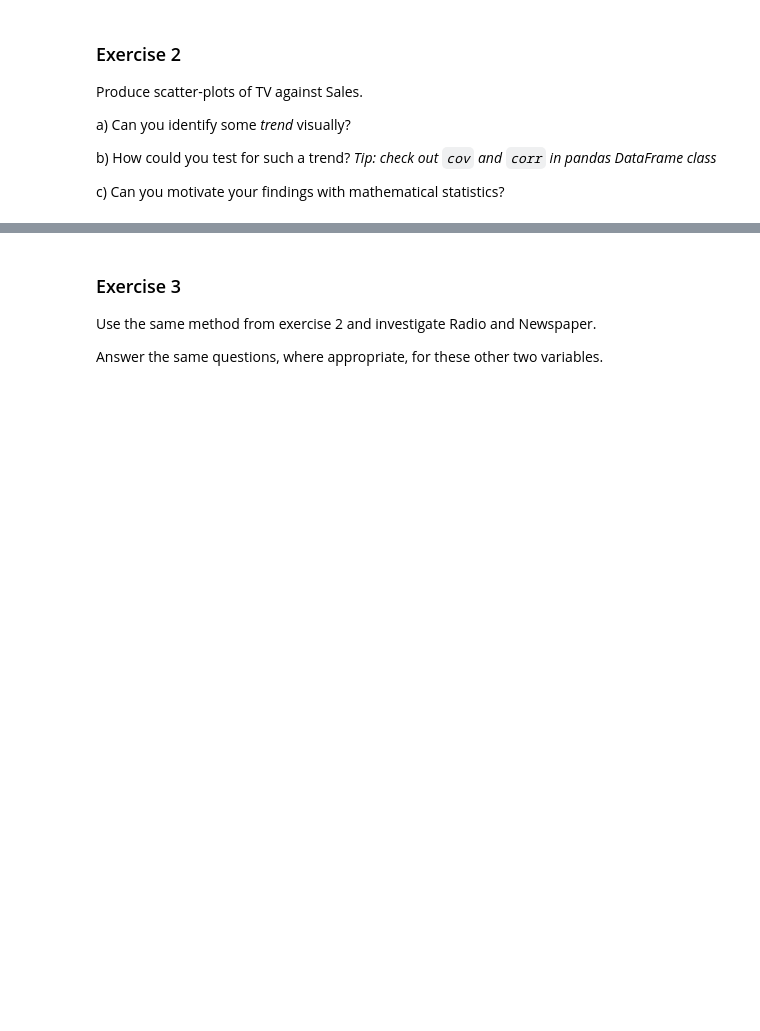
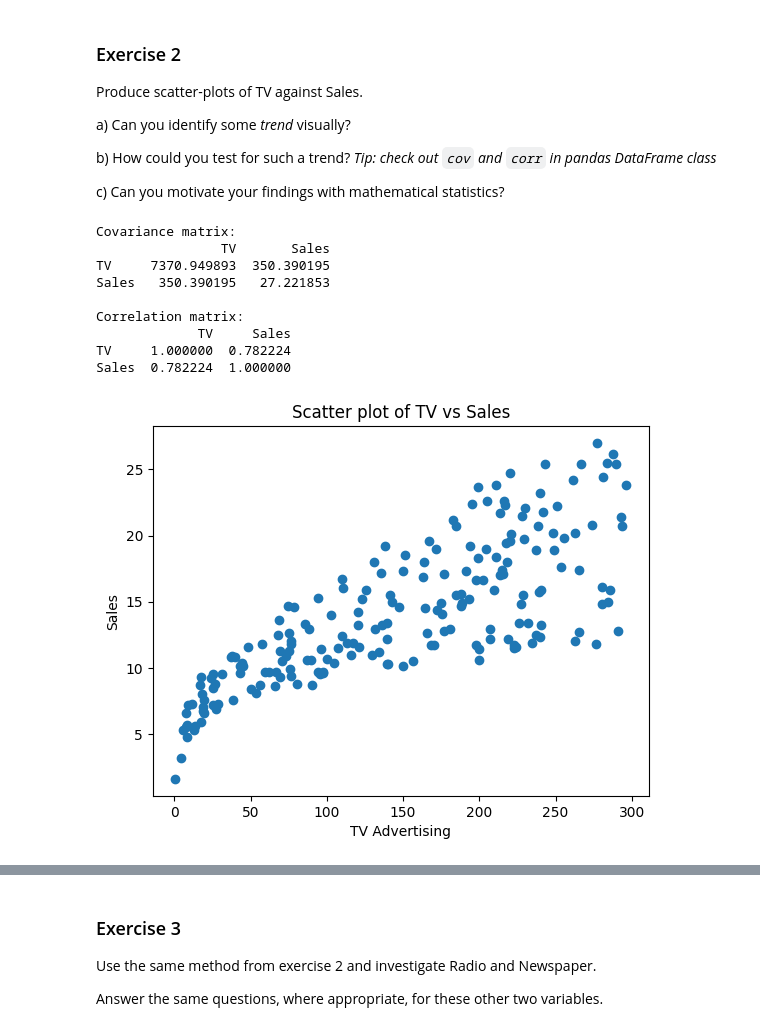
Before and after one commit to nouralahmad89-crypto/Statistiska-metoder-Nour-Alahmad, a Jupyter notebook: Excersises/P2-python-descriptive-stats.ipynb, the cells around one changed output, grey strips where cells are left out. Drawn from its saved outputs; the diff is of its cells as text; code cells hidden in the pictures; blank space fills up the shorter version.

```diff
--- a/Excersises/P2-python-descriptive-stats.ipynb
+++ b/Excersises/P2-python-descriptive-stats.ipynb
@@ -154,3 +160,32 @@ a) Can you identify some _trend_ visually?
 b) How could you test for such a trend? <em>Tip: check out <code>cov</code> and <code>corr</code> in pandas DataFrame class</em>
 
 c) Can you motivate your findings with mathematical statistics?
+# %%
+# a)
+plt.figure()
+plt.scatter(df["TV"], df["Sales"])
+plt.xlabel("TV Advertising")
+plt.ylabel("Sales")
+plt.title("Scatter plot of TV vs Sales")
+#------------------------
+# b)
+# Covariance
+cov_tv_sales = df[["TV", "Sales"]].cov()
+print("Covariance matrix:")
+print(cov_tv_sales)
+
+# Correlation
+corr_tv_sales = df[["TV", "Sales"]].corr()
+print("\nCorrelation matrix:")
+print(corr_tv_sales)
+# %% [output]
+Covariance matrix:
+                TV       Sales
+TV     7370.949893  350.390195
+Sales   350.390195   27.221853
+
+Correlation matrix:
+             TV     Sales
+TV     1.000000  0.782224
+Sales  0.782224  1.000000
+[figure, added]
```
Also changed, not shown: parts of 16 cells of this notebook.
